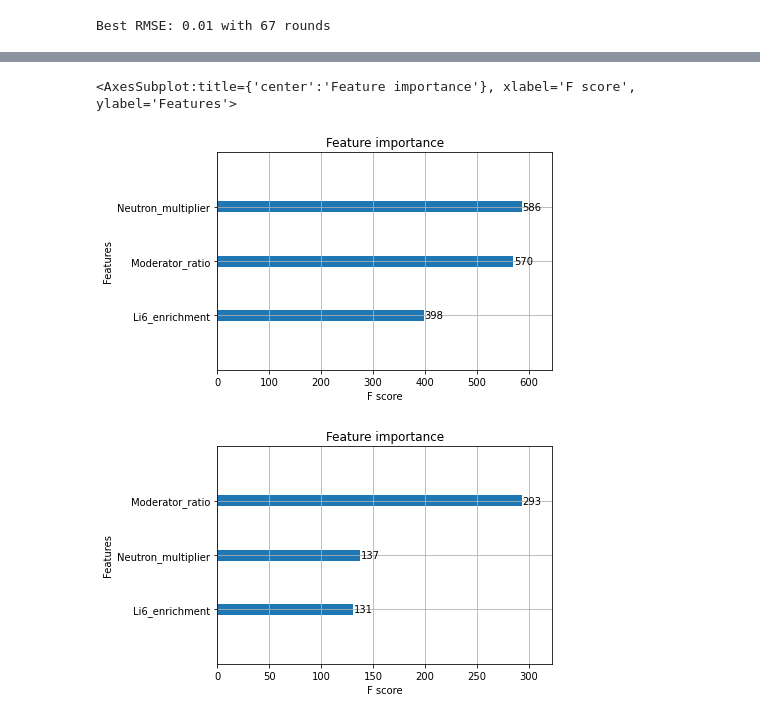
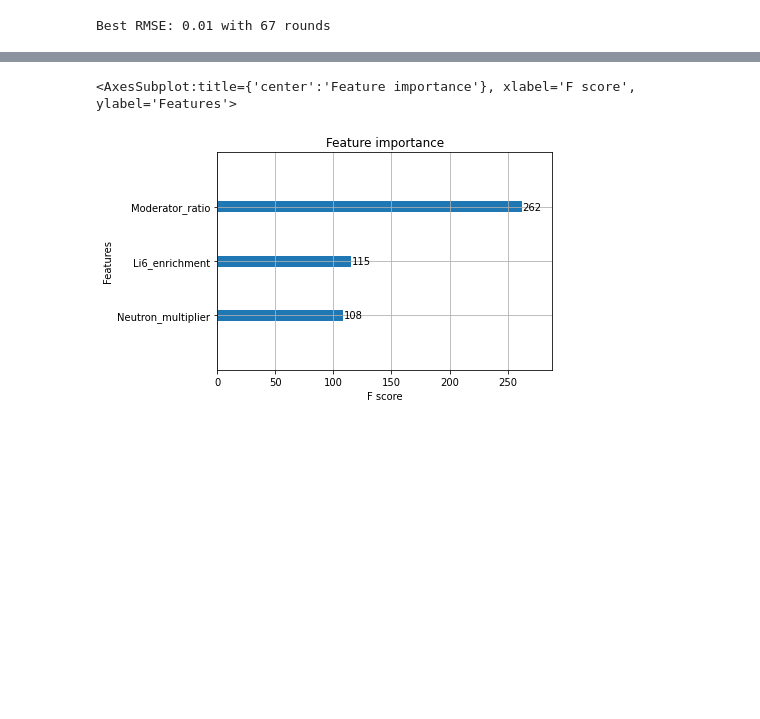
Before and after one commit to husni-zuhdi/husni-undergrad-thesis, a Jupyter notebook: jupyter-notebooks/2-data-analysis/2_Data_Analysis-combined.ipynb, the cells around one changed output, grey strips where cells are left out. Saved outputs shown, nothing was run; the diff lists cells and outputs as text; code cells hidden in the pictures; blank space fills up the shorter version.

```diff
--- a/jupyter-notebooks/2-data-analysis/2_Data_Analysis-combined.ipynb
+++ b/jupyter-notebooks/2-data-analysis/2_Data_Analysis-combined.ipynb
@@ -542,8 +340,8 @@ space={'max_depth': hp.quniform("max_depth", 0, 20, 1),
 # following ranges.
 gridsearch_params = [
     (max_depth, min_child_weight, gamma)
-    for max_depth in range(1,21)
-    for min_child_weight in range(1,21)
+    for max_depth in range(1,11)
+    for min_child_weight in range(1,11)
     for gamma in [i/10. for i in range(0,9)]
 ]
 
@@ -579,6 +377,6 @@ for max_depth, min_child_weight, gamma in gridsearch_params:
         min_rmse = mean_rmse
         min_mae = mean_mae
         best_params = (max_depth, min_child_weight, gamma)
-print("Best params: {}, {}, {}, RMSE: {}".format(best_params[0], best_params[1], best_params[2], min_rmse))
+print("Best params: {}, {}, {}, RMSE and MAE: {} and {}".format(best_params[0], best_params[1], best_params[2], min_rmse, min_mae))
 # %% [output]
 CV with max_depth=1, min_child_weight=1, gamma=0.0
@@ -673,6 +474,7 @@ gridsearch_params = [
 
 # Define initial best params and RMSE
 min_rmse = float("Inf")
+min_mae = float("Inf")
 best_params = None
 for reg_alpha, reg_lambda in gridsearch_params:
     print("CV with reg_alpha={}, reg_lambda={}".format(reg_alpha, reg_lambda))
@@ -686,16 +488,18 @@ for reg_alpha, reg_lambda in gridsearch_params:
         num_boost_round=1000,
         seed=42,
         nfold=5,
-        metrics={'rmse'},
-        early_stopping_rounds=5
+        metrics={'rmse', 'mae'},
+        early_stopping_rounds=10
     )
     # Update best MAE
     mean_rmse = cv_results['test-rmse-mean'].min()
+    mean_mae = cv_results['test-mae-mean'].min()
     boost_rounds = cv_results['test-rmse-mean'].argmin()
-    print("\tRMSE {} for {} rounds".format(mean_rmse, boost_rounds))
-    if mean_rmse < min_rmse:
+    print("\tRMSE {} and MAE {} for {} rounds".format(mean_rmse, mean_mae, boost_rounds))
+    if (mean_rmse < min_rmse) & (mean_mae < min_mae):
         min_rmse = mean_rmse
+        min_mae = mean_mae
         best_params = (reg_alpha, reg_lambda)
-print("Best params: {} and {} RMSE: {}".format(best_params[0], best_params[1], min_rmse))
+print("Best params: {} and {} RMSE and MAE: {} and {}".format(best_params[0], best_params[1], min_rmse, min_mae))
 # %% [output]
 CV with reg_alpha=0.1, reg_lambda=0.1
@@ -720,22 +524,24 @@ Best params: 0.1 and 0.3 RMSE: 0.0154926
 params['reg_alpha'] = best_params[0]
 params['reg_lambda'] = best_params[1]
 # %%
-%time
 # This can take some time…
 min_rmse = float("Inf")
+min_mae = float("Inf")
 best_params = None
-for eta in [0.01, 0.05, 0.07, 0.1, 0.3, 0.5]:
+for eta in [1e-5, 1e-3, 0.01, 0.03, 0.05, 0.07, 0.1, 0.3, 0.5, 0.7, 1.0]:
     print("CV with eta={}".format(eta))
     # We update our parameters
     params['eta'] = eta
     # Run and time CV
-    %time cv_results = xgb.cv(params,dtrain,num_boost_round=1000,seed=42,nfold=5,metrics=['rmse'],early_stopping_rounds=5)
+    %time cv_results = xgb.cv(params,dtrain,num_boost_round=1000,seed=42,nfold=5,metrics={'rmse', 'mae'},early_stopping_rounds=5)
     # Update best score
     mean_rmse = cv_results['test-rmse-mean'].min()
+    mean_mae = cv_results['test-mae-mean'].min()
     boost_rounds = cv_results['test-rmse-mean'].argmin()
-    print("\tRMSE {} for {} rounds\n".format(mean_rmse, boost_rounds))
-    if mean_rmse < min_rmse:
+    print("\tRMSE {} and MAE {} for {} rounds".format(mean_rmse, mean_mae, boost_rounds))
+    if (mean_rmse < min_rmse) & (mean_mae < min_mae):
         min_rmse = mean_rmse
+        min_mae = mean_mae
         best_params = eta
-print("Best params: {}, RMSE: {}".format(best_params, min_rmse))
+print("Best params: {}, RMSE and MAE: {} and {}".format(best_params, min_rmse, min_mae))
 # %% [output]
@@ -763,9 +569,9 @@ params['eta'] = best_params
 new_model = xgb.train(
     params,
     dtrain,
-    num_boost_round=1000,
+    num_boost_round=1000, # Increase this if you reduce your eta
     evals=[(dtrain, "Train"), (dtest, "Test")],
-    early_stopping_rounds=5
+    early_stopping_rounds=10
 )
 
 print("Best RMSE: {:.2f} in {} rounds".format(new_model.best_score, new_model.best_iteration+1))
@@ -899,7 +723,6 @@ plt.show()
 # %%
-xgb.plot_importance(model)
+# xgb.plot_importance(model)
 xgb.plot_importance(new_model)
 # %% [output]
 <AxesSubplot:title={'center':'Feature importance'}, xlabel='F score', ylabel='Features'>
-[figure, old version]
+[figure, new version]
-[figure, removed]
```
Also changed, not shown: parts of 39 cells of this notebook, 38 other files.
